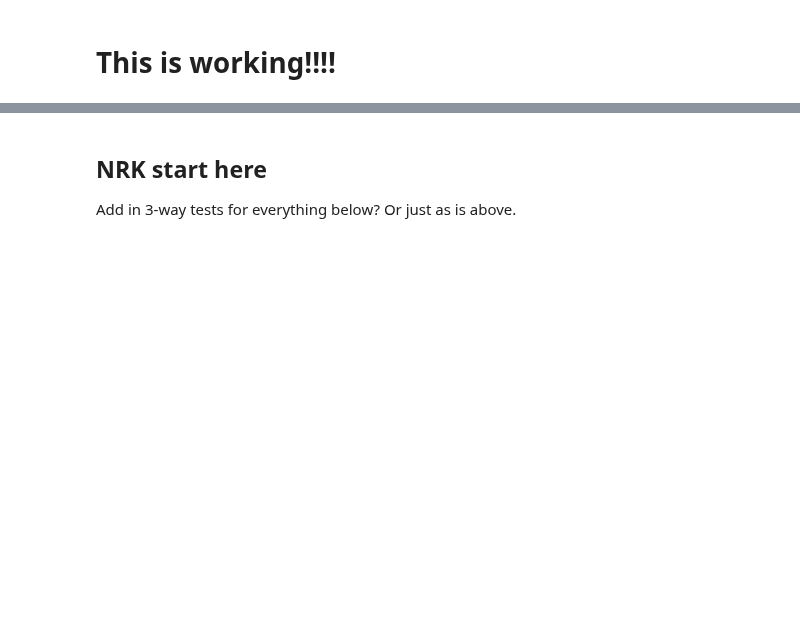
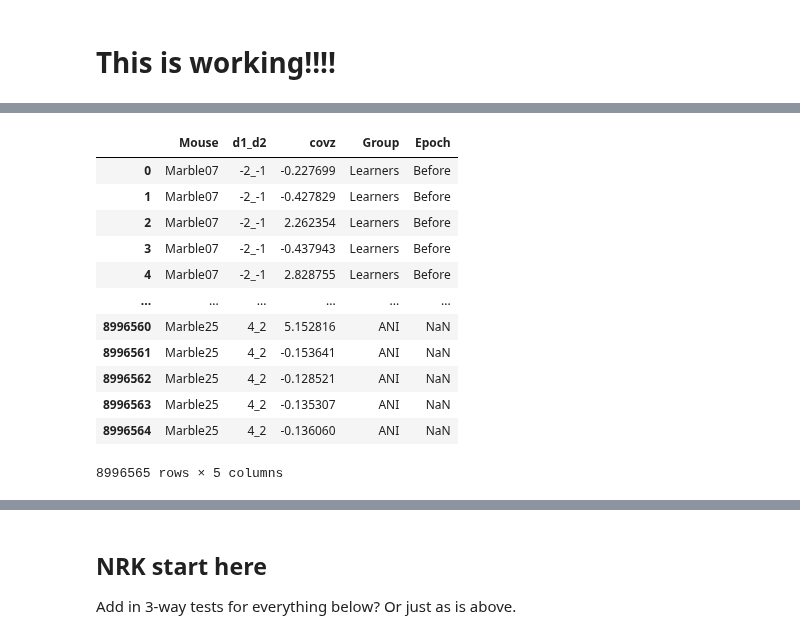
Before and after one commit to nkinsky/Eraser, a Jupyter notebook: Notebooks/Figure3.ipynb, the cells around one changed output, grey strips where cells are left out. Saved outputs shown, nothing was run; the diff lists cells and outputs as text; code cells hidden in the pictures; blank space fills up the shorter version.

```diff
--- a/Notebooks/Figure3.ipynb
+++ b/Notebooks/Figure3.ipynb
@@ -877,0 +882,17 @@ cmap_use = plt.get_cmap('Set2').colors[0:3]  # Use consistent colormap
+# %%
+df_use = add_memory_designations(df_use, designation_key="Epoch")
+df_use
+# %% [output]
+|  | Mouse | d1_d2 | covz | Group | Epoch |
+| 0 | Marble07 | -2_-1 | -0.227699 | Learners | Before |
+| 1 | Marble07 | -2_-1 | -0.427829 | Learners | Before |
+| 2 | Marble07 | -2_-1 | 2.262354 | Learners | Before |
+| 3 | Marble07 | -2_-1 | -0.437943 | Learners | Before |
+| 4 | Marble07 | -2_-1 | 2.828755 | Learners | Before |
+| ... | ... | ... | ... | ... | ... |
+| 8996560 | Marble25 | 4_2 | 5.152816 | ANI | NaN |
+| 8996561 | Marble25 | 4_2 | -0.153641 | ANI | NaN |
+| 8996562 | Marble25 | 4_2 | -0.128521 | ANI | NaN |
+| 8996563 | Marble25 | 4_2 | -0.135307 | ANI | NaN |
+| 8996564 | Marble25 | 4_2 | -0.136060 | ANI | NaN |
+8996565 rows × 5 columns
```
Also changed, not shown: parts of 15 cells of this notebook.
